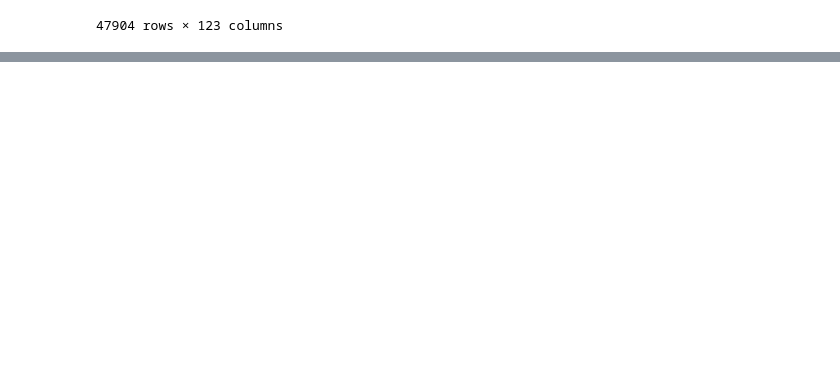
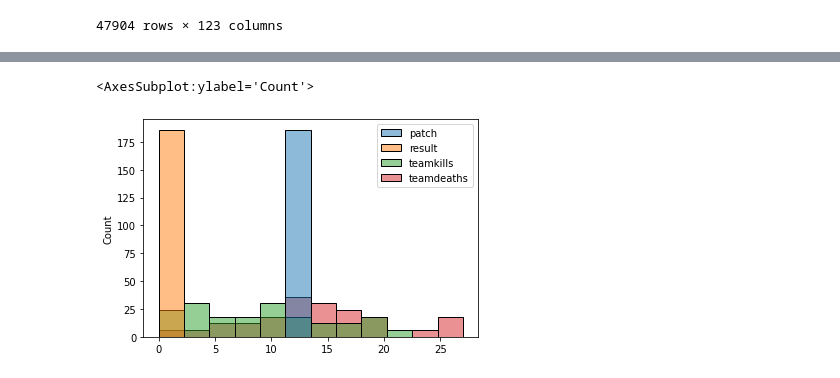
Before and after one commit to dan248lee/Esports-Project, a Jupyter notebook: LCK_Project.ipynb, the cells around one changed output, grey strips where cells are left out. Saved outputs shown, nothing was run; the diff lists cells and outputs as text; code cells hidden in the pictures; blank space fills up the shorter version.

```diff
--- a/LCK_Project.ipynb
+++ b/LCK_Project.ipynb
@@ -27,0 +29,4 @@ lck2022_data = lck2022_data['c']
+# %%
+#only LCK CL league games
+lck2022_data=lck2022_data.loc[lck2022_data['league']=='LCK CL']
+lck2022_data
@@ -27,0 +47,5 @@ lck2022_data = lck2022_data['c']
+# %%
+lck2022_data=lck2022_data[['teamname','patch','result','teamkills','teamdeaths']]
+# %%
+lck2022_data['teamname']=lck2022_data['teamname'].str.replace('Challengers','')
+lck2022_data
@@ -27,0 +154,3 @@ lck2022_data = lck2022_data['c']
+# %%
+lck2022_HL=lck2022_data[lck2022_data['teamname'].str.contains('Hanwha')]
+lck2022_HL.head()
@@ -27,0 +224,5 @@ lck2022_data = lck2022_data['c']
+# %%
+sns.histplot(lck2022_HL)
+# %% [output]
+<AxesSubplot:ylabel='Count'>
+[figure, added]
```
Also changed, not shown: parts of 27 cells of this notebook.
